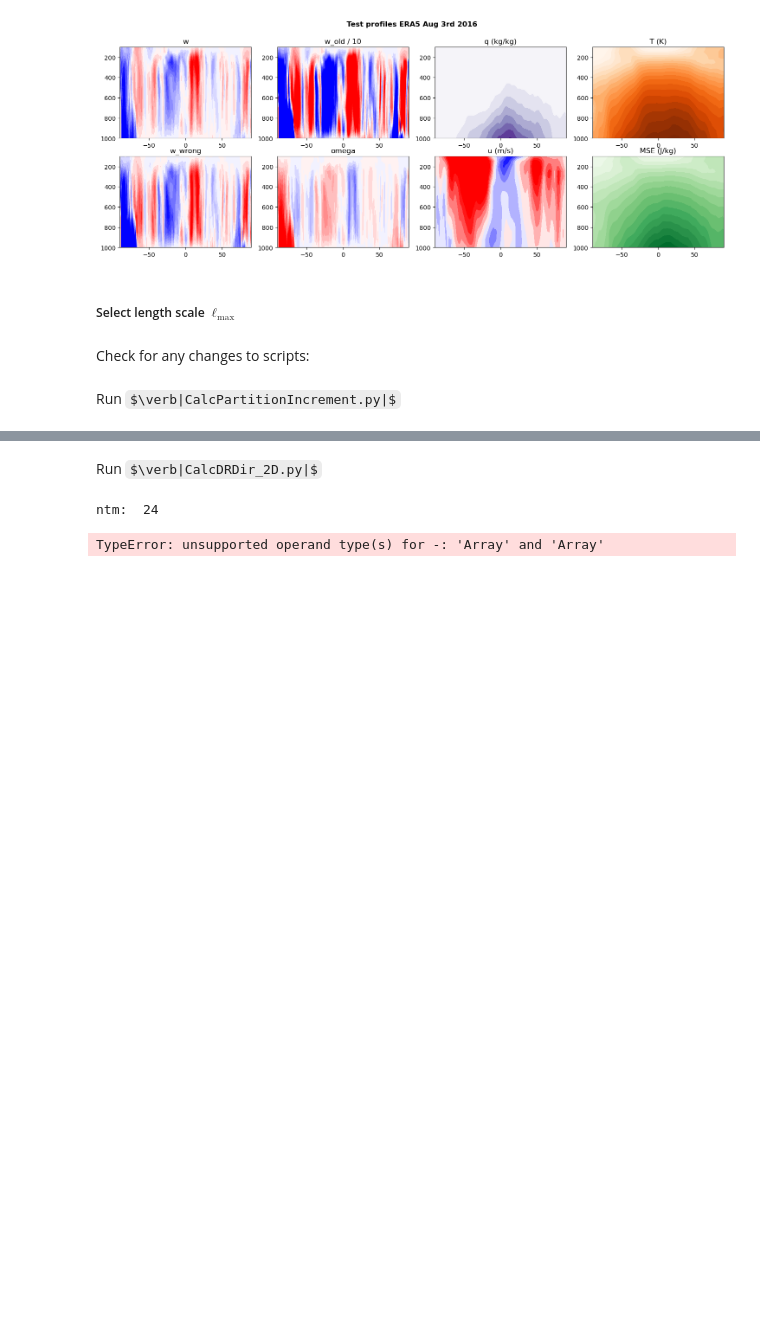
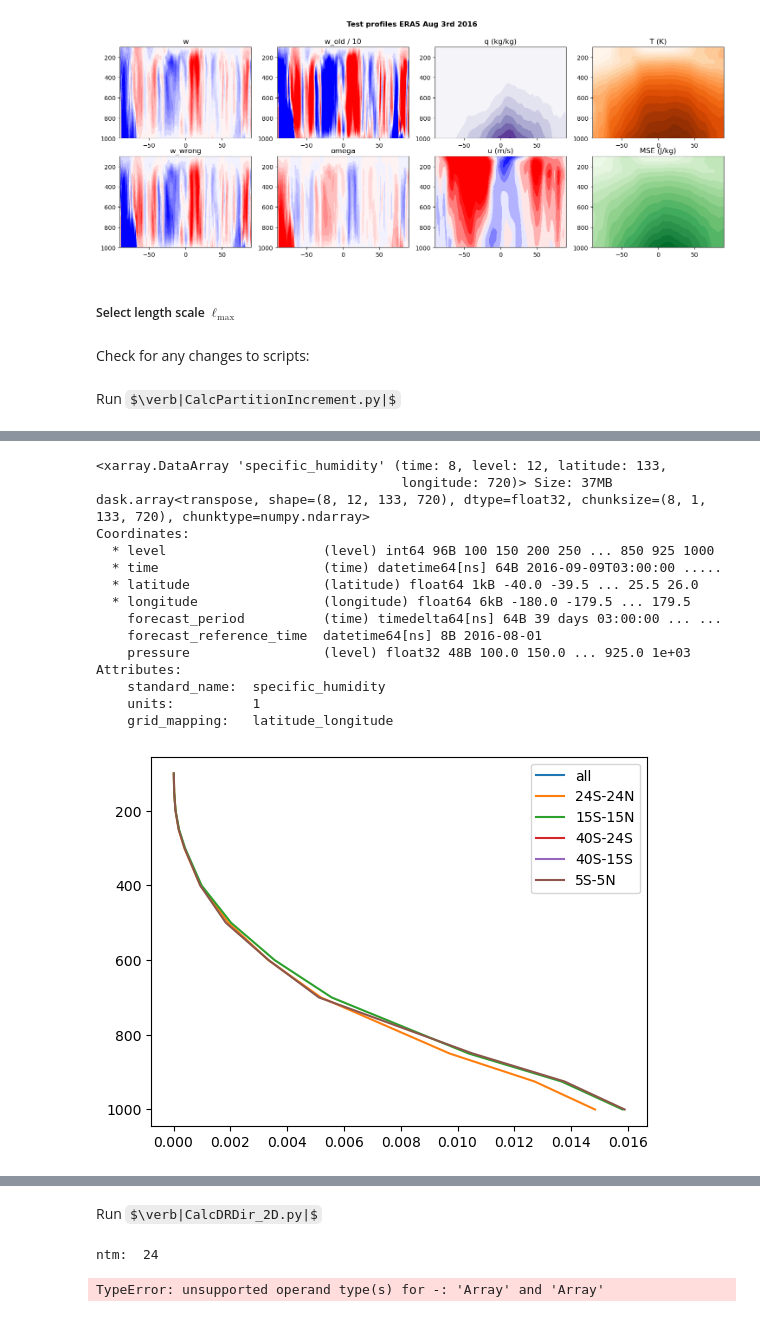
Before and after one commit to ElliotMG/LoSSETT, a Jupyter notebook: LoSSETT_DYN.ipynb, the cells around one changed output, grey strips where cells are left out. Drawn from its saved outputs; the diff is of its cells as text; code cells hidden in the pictures; some formulas as TeX source; blank space fills up the shorter version.

```diff
--- a/LoSSETT_DYN.ipynb
+++ b/LoSSETT_DYN.ipynb
@@ -265,2 +323,36 @@ b.sel(level=500).mean(dim=['time']).plot()
+# %%
+q = xr.where(T<1e12,q,np.nan)
+q0 = q.mean(dim=["latitude","longitude","time"])
+q_norm = (q/q0).rename("spec_hum_norm")
+# %%
+# plot mean T profiles for different averaging regions
+print(q)
+fig, ax = plt.subplots()
+ax.plot(q.mean(dim=["latitude","longitude","time"]),lev, label="all")
+ax.plot(q.sel(latitude=slice(-24,24)).mean(dim=["latitude","longitude","time"]),lev, label="24S-24N")
+ax.plot(q.sel(latitude=slice(-15,15)).mean(dim=["latitude","longitude","time"]),lev, label="15S-15N")
+ax.plot(q.sel(latitude=slice(-40,-24)).mean(dim=["latitude","longitude","time"]),lev, label="40S-24S")
+ax.plot(q.sel(latitude=slice(-40,-15)).mean(dim=["latitude","longitude","time"]),lev, label="40S-15S")
+ax.plot(q.sel(latitude=slice(-5,5)).mean(dim=["latitude","longitude","time"]),lev, label="5S-5N")
+
+plt.legend(loc="best")
+ax.invert_yaxis()
+# %% [output]
+<xarray.DataArray 'specific_humidity' (time: 8, level: 12, latitude: 133,
+                                       longitude: 720)> Size: 37MB
+dask.array<transpose, shape=(8, 12, 133, 720), dtype=float32, chunksize=(8, 1, 133, 720), chunktype=numpy.ndarray>
+Coordinates:
+  * level                    (level) int64 96B 100 150 200 250 ... 850 925 1000
+  * time                     (time) datetime64[ns] 64B 2016-09-09T03:00:00 .....
+  * latitude                 (latitude) float64 1kB -40.0 -39.5 ... 25.5 26.0
+  * longitude                (longitude) float64 6kB -180.0 -179.5 ... 179.5
+    forecast_period          (time) timedelta64[ns] 64B 39 days 03:00:00 ... ...
+    forecast_reference_time  datetime64[ns] 8B 2016-08-01
+    pressure                 (level) float32 48B 100.0 150.0 ... 925.0 1e+03
+Attributes:
+    standard_name:  specific_humidity
+    units:          1
+    grid_mapping:   latitude_longitude
+[figure, added]
 # %%
 from CalcDR_Scalar import CalcDR_Scalar
```
Also changed, not shown: parts of 12 cells of this notebook, 15 other files.
